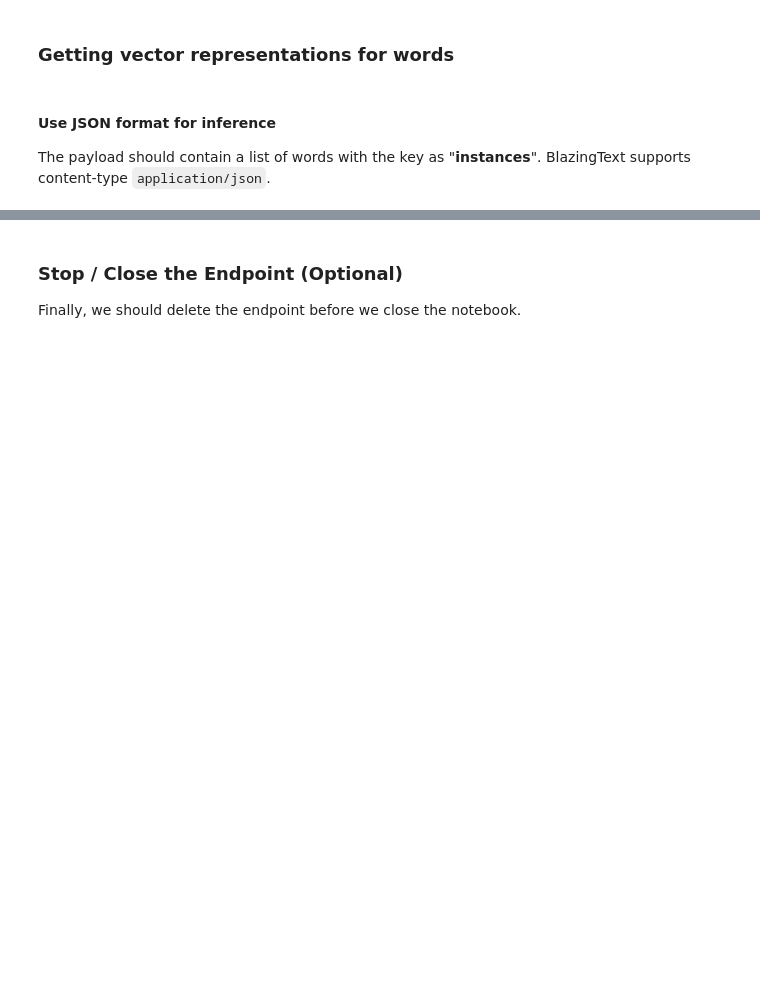
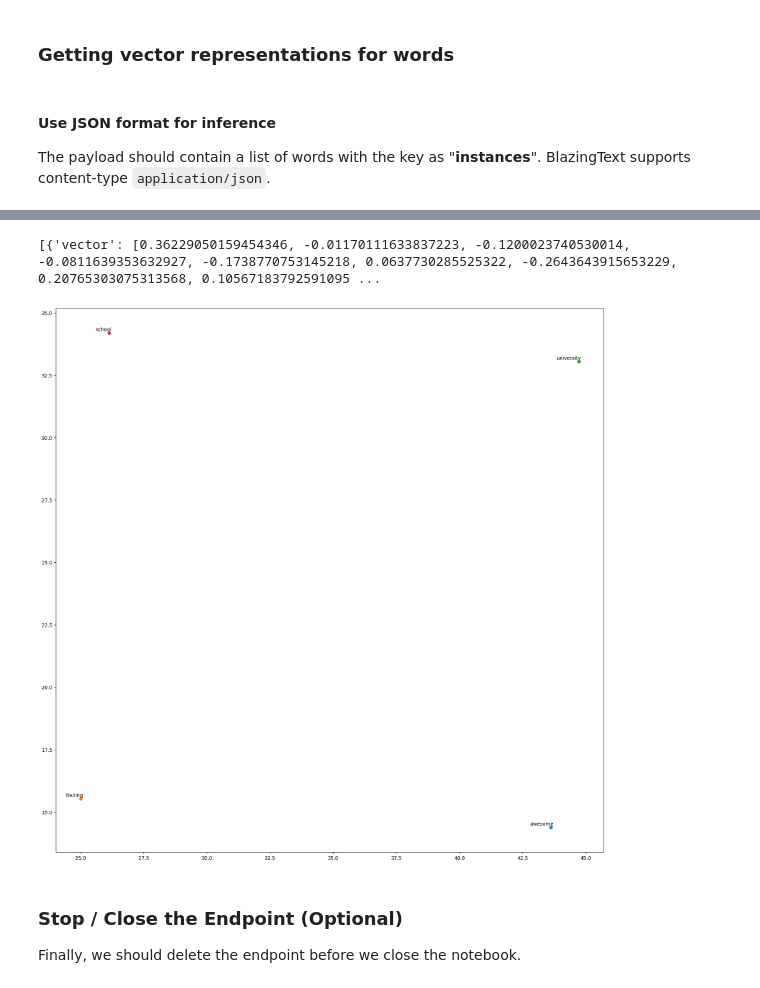
Before and after one commit to CBIIT/crdcdh-ml-notebooks, a Jupyter notebook: src/semantic_similarity_analysis.ipynb, the cells around one changed output, grey strips where cells are left out. Cells and saved outputs as stored; diff of their text form; code cells hidden in the pictures; blank space fills up the shorter version.

```diff
--- a/src/semantic_similarity_analysis.ipynb
+++ b/src/semantic_similarity_analysis.ipynb
@@ -163,3 +134,9 @@ Running the code above might generate a plot like the one below. t-SNE and Word2
+# %%
+words = ["awesome", "blazing", "university", "school"]
+semantic_analysis.evaluate_trained_model(words, "../images")
+# %% [output]
+[{'vector': [0.36229050159454346, -0.01170111633837223, -0.1200023740530014, -0.0811639353632927, -0.1738770753145218, 0.0637730285525322, -0.2643643915653229, 0.20765303075313568, 0.10567183792591095 ...
+[figure, added]
 # %% [markdown]
 ### Stop / Close the Endpoint (Optional)
 Finally, we should delete the endpoint before we close the notebook.
```
Also changed, not shown: parts of 43 cells of this notebook, 6 other files.
